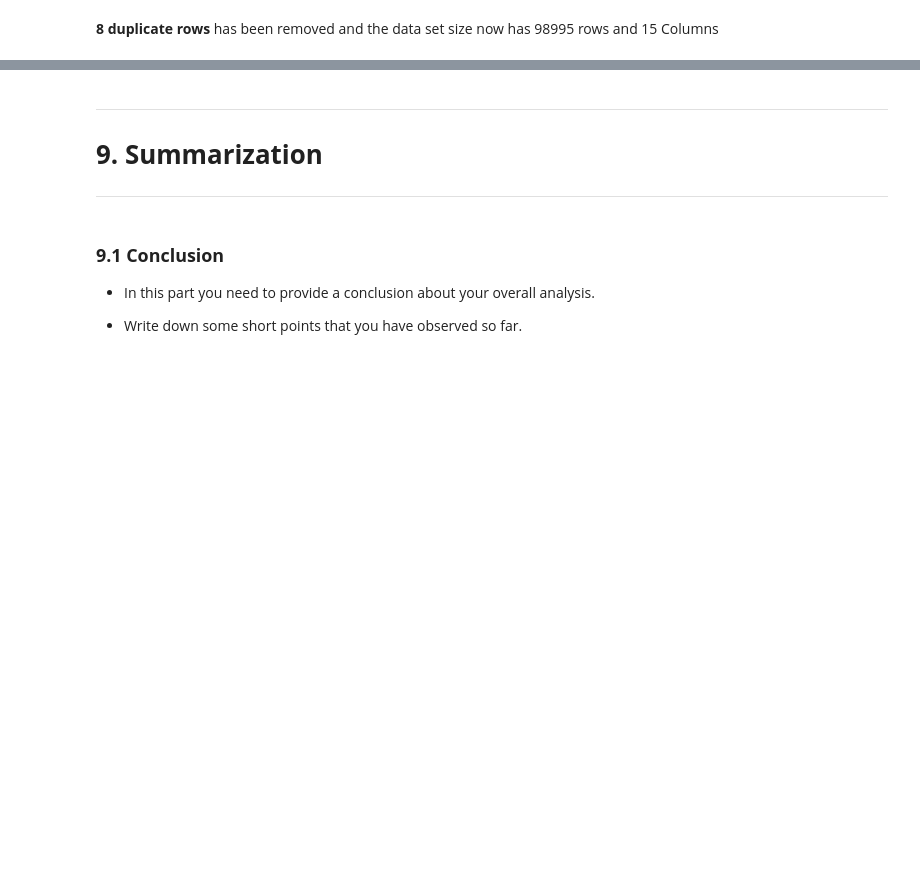
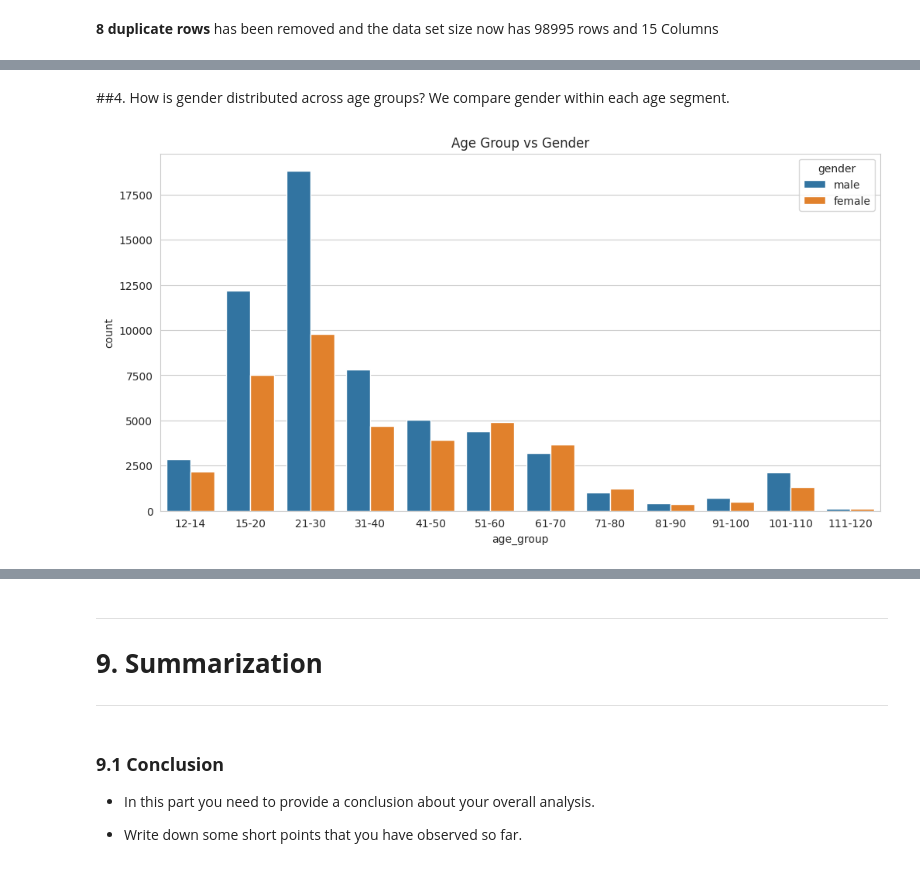
Before and after one commit to amitkharche/exploratory_data_analysis_projects_amit_kharche, a Jupyter notebook: 04.EDA_facebook_utilization_amit_kharche/Accredian_Analysis on Facebook Utilization.ipynb, the cells around one changed output, grey strips where cells are left out. Saved outputs shown, nothing was run; the diff lists cells and outputs as text; code cells hidden in the pictures; blank space fills up the shorter version.

```diff
--- a/04.EDA_facebook_utilization_amit_kharche/Accredian_Analysis on Facebook Utilization.ipynb
+++ b/04.EDA_facebook_utilization_amit_kharche/Accredian_Analysis on Facebook Utilization.ipynb
@@ -438,0 +495,10 @@ facebook_df.describe(include='all')
+# %% [markdown]
+##4. How is gender distributed across age groups?
+We compare gender within each age segment.
+# %%
+plt.figure(figsize=(12, 6))
+sns.countplot(data=facebook_df, x='age_group', hue='gender')
+plt.title("Age Group vs Gender")
+plt.show()
+# %% [output]
+[figure, added]
```
Also changed, not shown: parts of 44 cells of this notebook.
